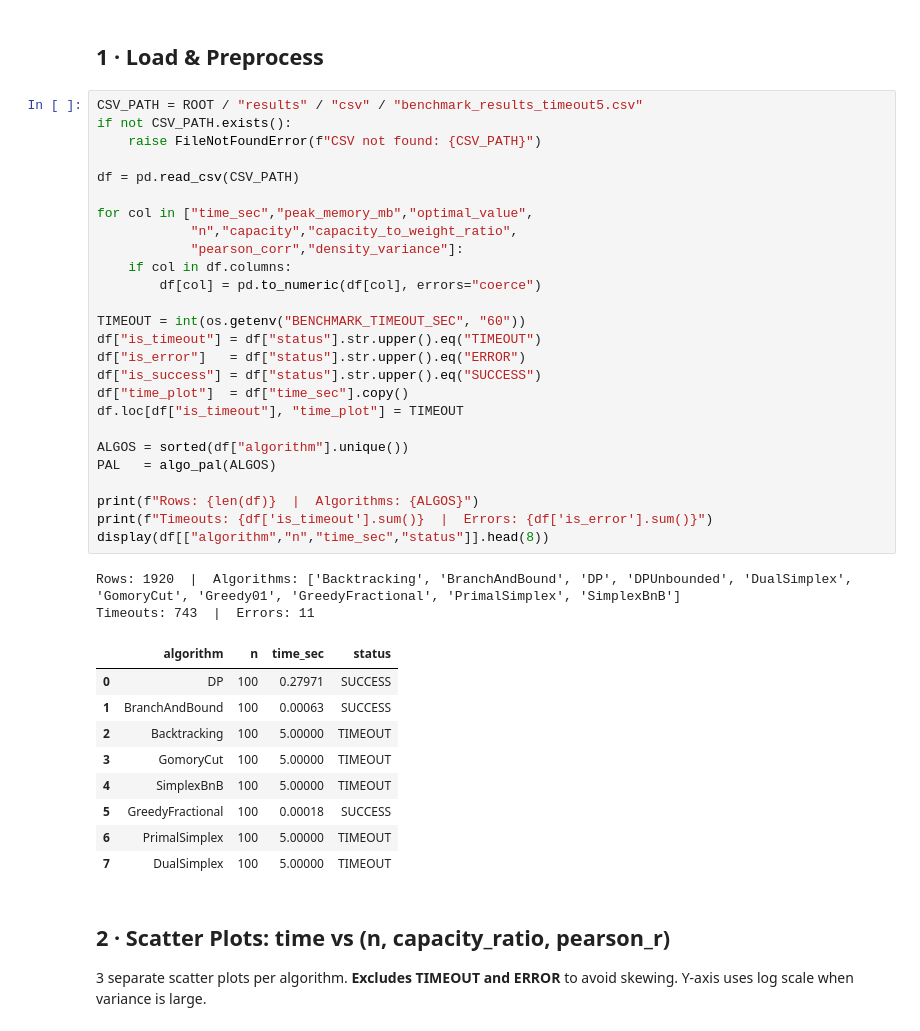
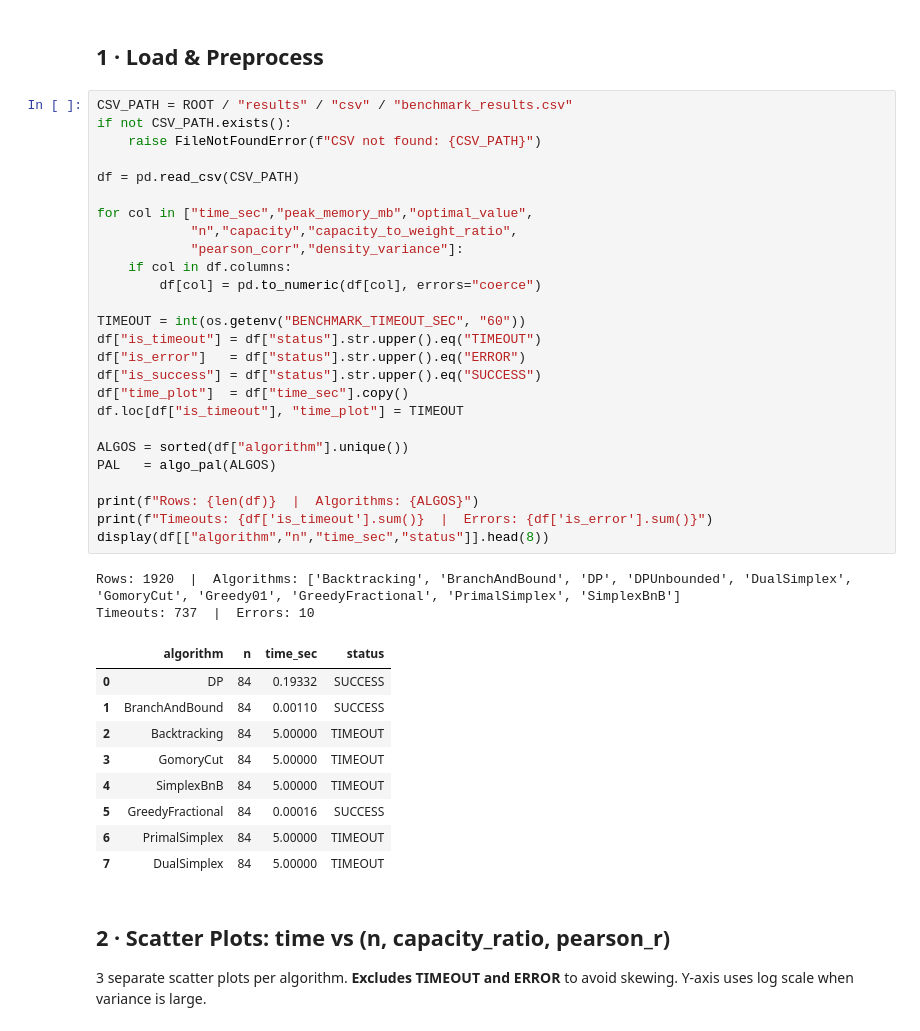
Before and after one commit to thucnc7/KnapsackOptimization, a Jupyter notebook: notebooks/02_analysis_and_plots.ipynb, the cells around one changed output. Saved outputs shown, nothing was run; the diff lists cells and outputs as text.

```diff
--- a/notebooks/02_analysis_and_plots.ipynb
+++ b/notebooks/02_analysis_and_plots.ipynb
@@ -75,43 +75,43 @@ Root: E:\Antigravity Workspace\Knapsack\KnapsackOptimization
 # %% [markdown]
 ## 1 · Load & Preprocess
 # %%
-CSV_PATH = ROOT / "results" / "csv" / "benchmark_results_timeout5.csv"
+CSV_PATH = ROOT / "results" / "csv" / "benchmark_results.csv"
 if not CSV_PATH.exists():
     raise FileNotFoundError(f"CSV not found: {CSV_PATH}")
 
 df = pd.read_csv(CSV_PATH)
 
 for col in ["time_sec","peak_memory_mb","optimal_value",
             "n","capacity","capacity_to_weight_ratio",
             "pearson_corr","density_variance"]:
     if col in df.columns:
         df[col] = pd.to_numeric(df[col], errors="coerce")
 
 TIMEOUT = int(os.getenv("BENCHMARK_TIMEOUT_SEC", "60"))
 df["is_timeout"] = df["status"].str.upper().eq("TIMEOUT")
 df["is_error"]   = df["status"].str.upper().eq("ERROR")
 df["is_success"] = df["status"].str.upper().eq("SUCCESS")
 df["time_plot"]  = df["time_sec"].copy()
 df.loc[df["is_timeout"], "time_plot"] = TIMEOUT
 
 ALGOS = sorted(df["algorithm"].unique())
 PAL   = algo_pal(ALGOS)
 
 print(f"Rows: {len(df)}  |  Algorithms: {ALGOS}")
 print(f"Timeouts: {df['is_timeout'].sum()}  |  Errors: {df['is_error'].sum()}")
 display(df[["algorithm","n","time_sec","status"]].head(8))
 # %% [output]
 Rows: 1920  |  Algorithms: ['Backtracking', 'BranchAndBound', 'DP', 'DPUnbounded', 'DualSimplex', 'GomoryCut', 'Greedy01', 'GreedyFractional', 'PrimalSimplex', 'SimplexBnB']
-Timeouts: 743  |  Errors: 11
+Timeouts: 737  |  Errors: 10
 |  | algorithm | n | time_sec | status |
-| 0 | DP | 100 | 0.27971 | SUCCESS |
-| 1 | BranchAndBound | 100 | 0.00063 | SUCCESS |
-| 2 | Backtracking | 100 | 5.00000 | TIMEOUT |
-| 3 | GomoryCut | 100 | 5.00000 | TIMEOUT |
-| 4 | SimplexBnB | 100 | 5.00000 | TIMEOUT |
-| 5 | GreedyFractional | 100 | 0.00018 | SUCCESS |
-| 6 | PrimalSimplex | 100 | 5.00000 | TIMEOUT |
-| 7 | DualSimplex | 100 | 5.00000 | TIMEOUT |
+| 0 | DP | 84 | 0.19332 | SUCCESS |
+| 1 | BranchAndBound | 84 | 0.00110 | SUCCESS |
+| 2 | Backtracking | 84 | 5.00000 | TIMEOUT |
+| 3 | GomoryCut | 84 | 5.00000 | TIMEOUT |
+| 4 | SimplexBnB | 84 | 5.00000 | TIMEOUT |
+| 5 | GreedyFractional | 84 | 0.00016 | SUCCESS |
+| 6 | PrimalSimplex | 84 | 5.00000 | TIMEOUT |
+| 7 | DualSimplex | 84 | 5.00000 | TIMEOUT |
 # %% [markdown]
 ## 2 · Scatter Plots: time vs (n, capacity_ratio, pearson_r)
 
```
Also changed, not shown: parts of 2 cells of this notebook, 3 other files.
